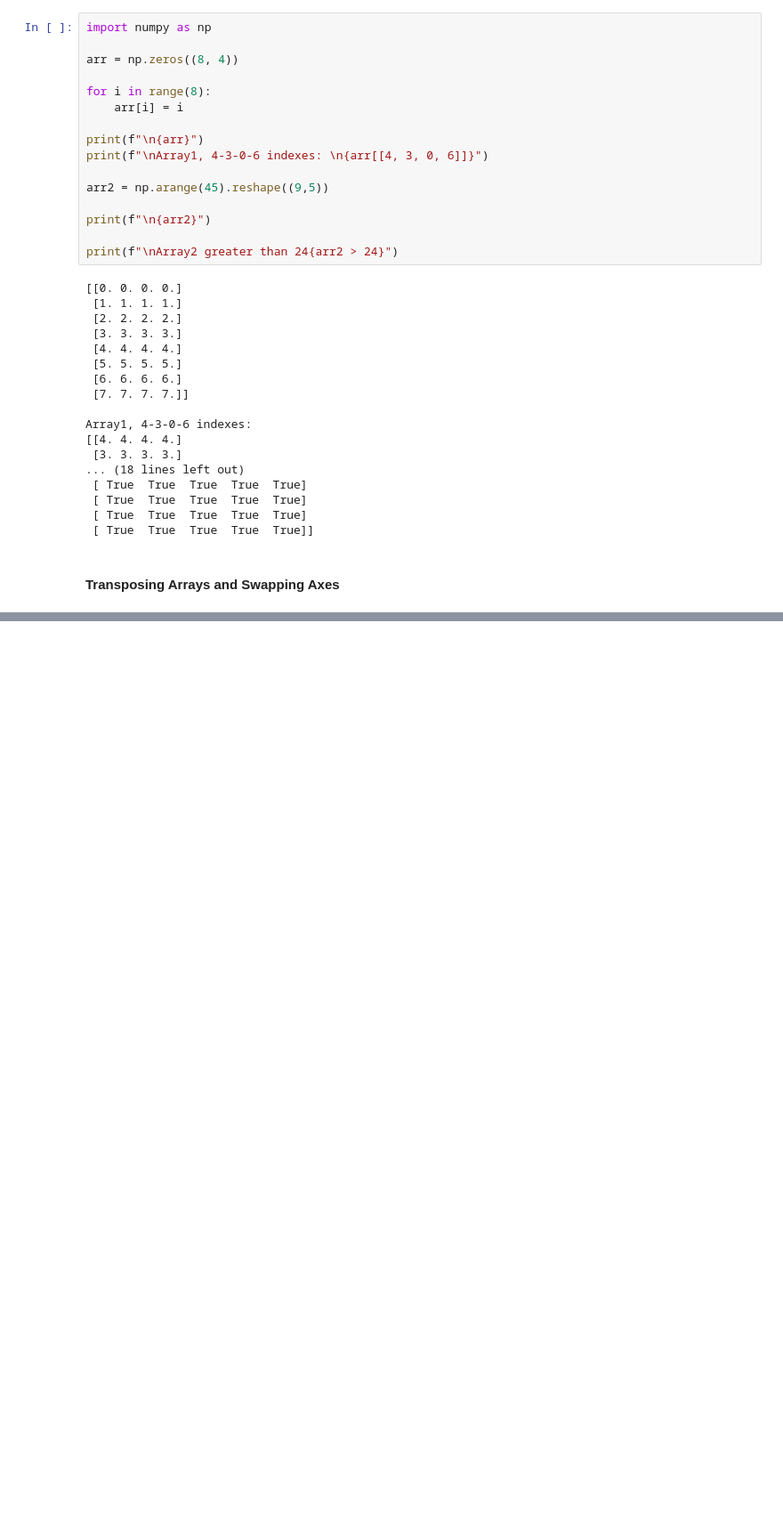
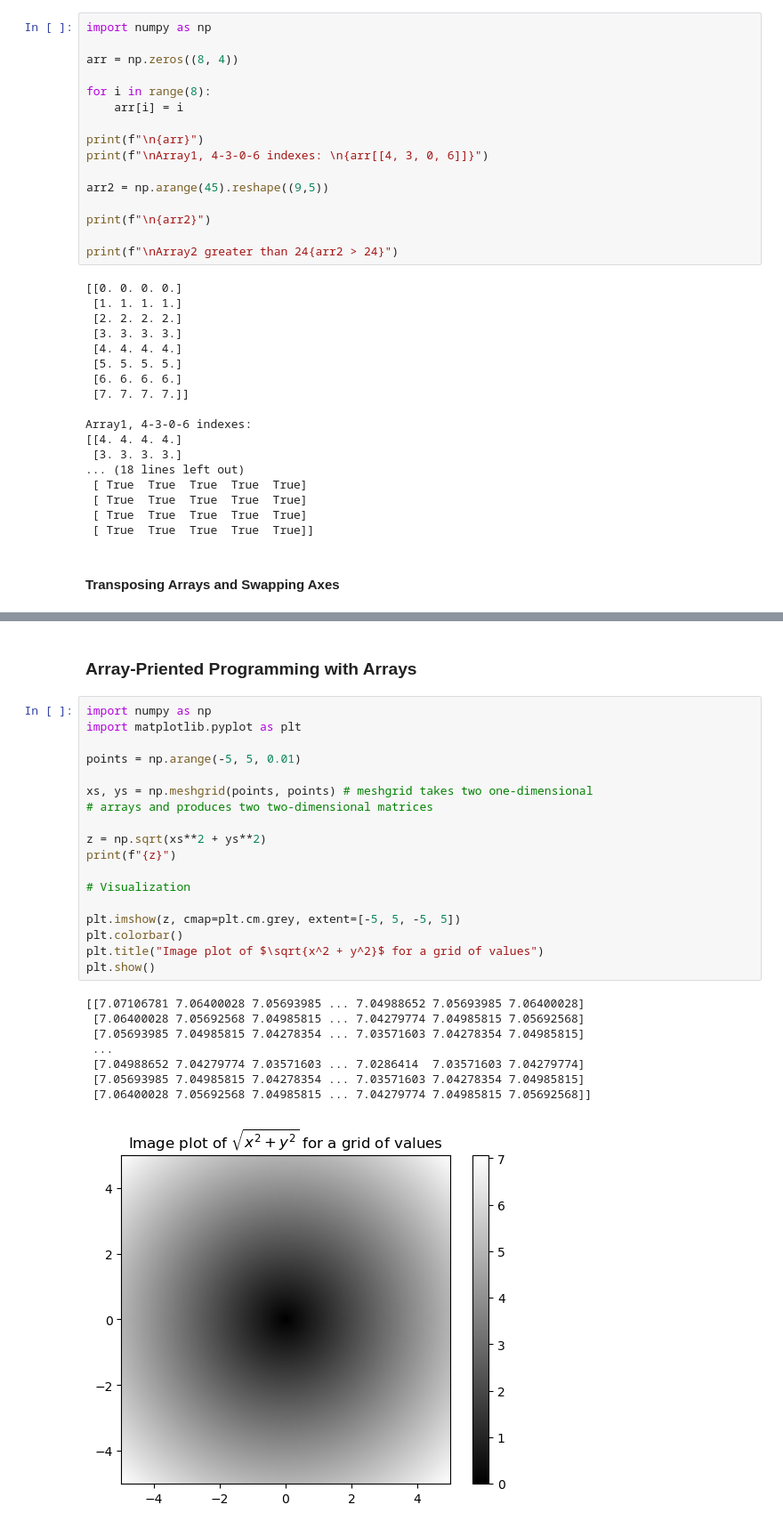
Before and after one commit to almanzanas/DataAnalystsJourney, a Jupyter notebook: python_data_analysis/python_for_data_anlaysis.ipynb, the cells around one changed output, grey strips where cells are left out. Shown at 89% size. Drawn from its saved outputs; the diff is of its cells as text; blank space fills up the shorter version.

```diff
--- a/python_data_analysis/python_for_data_anlaysis.ipynb
+++ b/python_data_analysis/python_for_data_anlaysis.ipynb
@@ -411,0 +550,29 @@ Array1, 4-3-0-6 indexes:
+# %% [markdown]
+### Array-Priented Programming with Arrays
+# %%
+import numpy as np
+import matplotlib.pyplot as plt
+
+points = np.arange(-5, 5, 0.01)
+
+xs, ys = np.meshgrid(points, points) # meshgrid takes two one-dimensional
+# arrays and produces two two-dimensional matrices
+
+z = np.sqrt(xs**2 + ys**2)
+print(f"{z}")
+
+# Visualization
+
+plt.imshow(z, cmap=plt.cm.grey, extent=[-5, 5, -5, 5])
+plt.colorbar()
+plt.title("Image plot of $\sqrt{x^2 + y^2}$ for a grid of values")
+plt.show()
+# %% [output]
+[[7.07106781 7.06400028 7.05693985 ... 7.04988652 7.05693985 7.06400028]
+ [7.06400028 7.05692568 7.04985815 ... 7.04279774 7.04985815 7.05692568]
+ [7.05693985 7.04985815 7.04278354 ... 7.03571603 7.04278354 7.04985815]
+ ...
+ [7.04988652 7.04279774 7.03571603 ... 7.0286414  7.03571603 7.04279774]
+ [7.05693985 7.04985815 7.04278354 ... 7.03571603 7.04278354 7.04985815]
+ [7.06400028 7.05692568 7.04985815 ... 7.04279774 7.04985815 7.05692568]]
+[figure, added]
```
Also changed, not shown: parts of 15 cells of this notebook.
